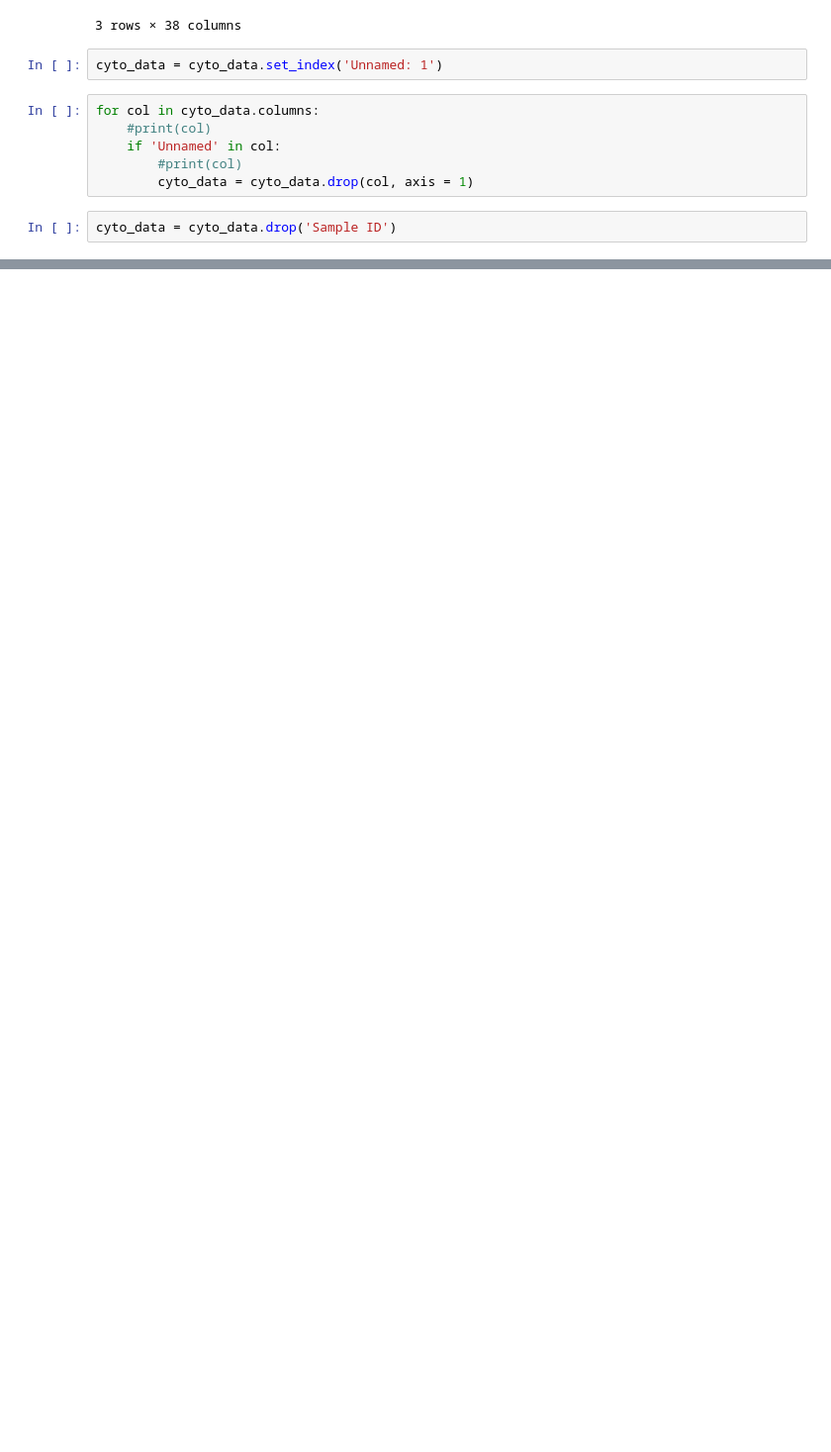
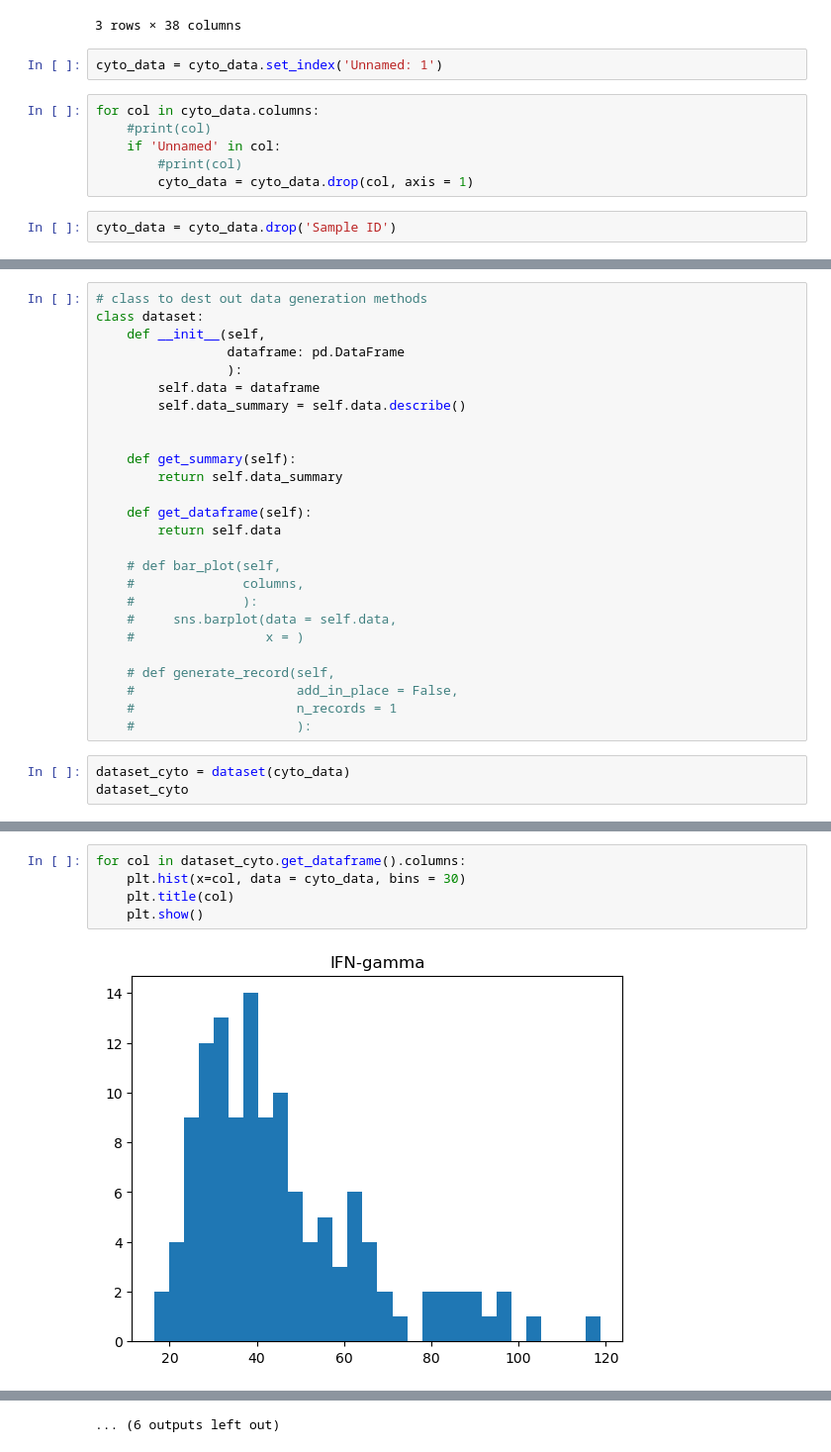
Before and after one commit to ppptrice/DATA440_Project, a Jupyter notebook: test_generate_data.ipynb, the cells around one changed output, grey strips where cells are left out. Shown: that part at 99% size. Drawn from its saved outputs; the diff is of its cells as text; blank space fills up the shorter version.

```diff
--- a/test_generate_data.ipynb
+++ b/test_generate_data.ipynb
@@ -41,0 +63,29 @@ cyto_data.
+# %%
+# class to dest out data generation methods
+class dataset:
+    def __init__(self,
+                 dataframe: pd.DataFrame
+                 ):
+        self.data = dataframe
+        self.data_summary = self.data.describe()
+
+
+    def get_summary(self):
+        return self.data_summary
+
+    def get_dataframe(self):
+        return self.data
+
+    # def bar_plot(self,
+    #              columns,
+    #              ):
+    #     sns.barplot(data = self.data,
+    #                 x = )
+
+    # def generate_record(self,
+    #                     add_in_place = False,
+    #                     n_records = 1
+    #                     ):
+# %%
+dataset_cyto = dataset(cyto_data)
+dataset_cyto
@@ -41,0 +117,7 @@ cyto_data.
+# %%
+for col in dataset_cyto.get_dataframe().columns:
+    plt.hist(x=col, data = cyto_data, bins = 30)
+    plt.title(col)
+    plt.show()
+# %% [output]
+[figure, added]
@@ -41,0 +135 @@ cyto_data.
+... (6 outputs left out)
```
Also changed, not shown: parts of 13 cells of this notebook.
